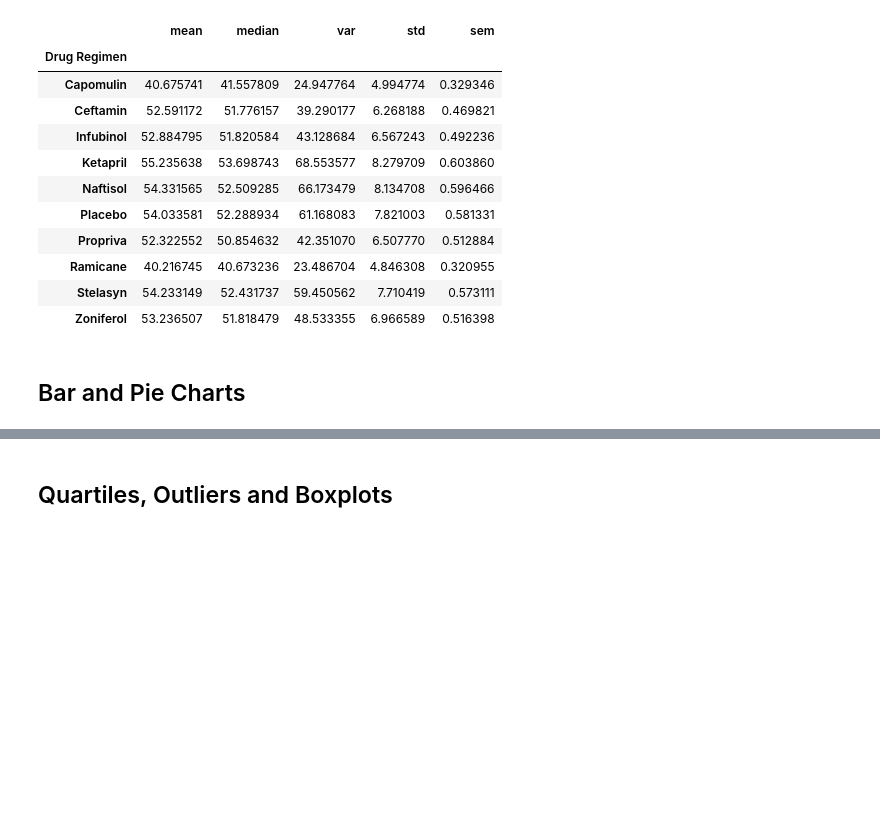
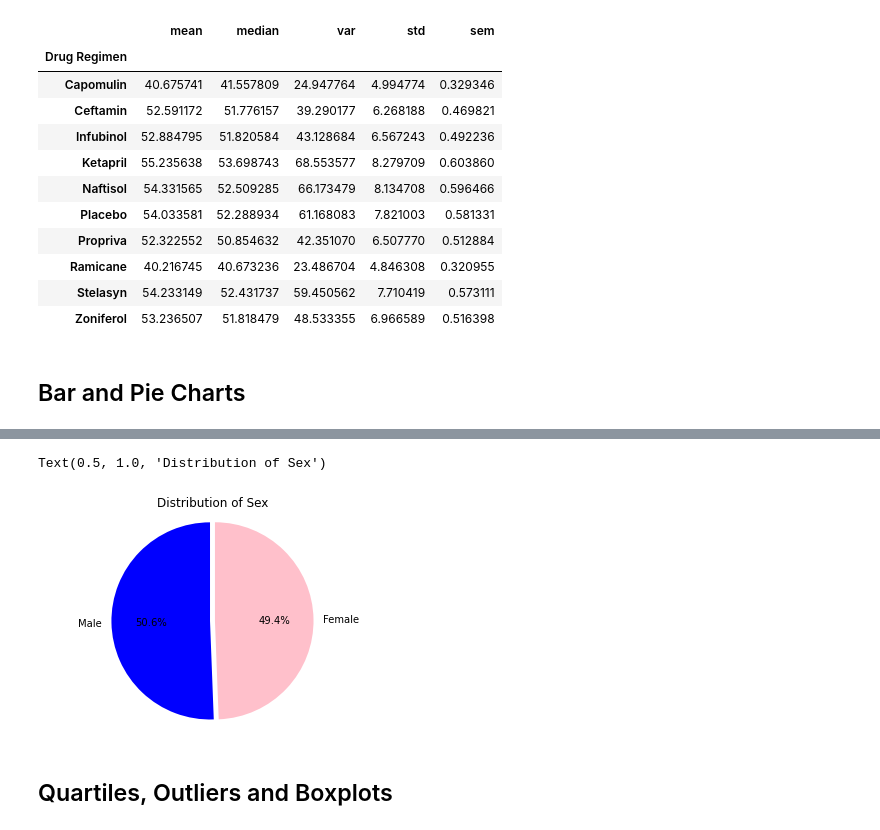
Before and after one commit to Master-Leo/Summary-Statistics-Challenge, a Jupyter notebook: pymaceuticals_starter.ipynb, the cells around one changed output, grey strips where cells are left out. Saved outputs shown, nothing was run; the diff lists cells and outputs as text; code cells hidden in the pictures; blank space fills up the shorter version.

```diff
--- a/pymaceuticals_starter.ipynb
+++ b/pymaceuticals_starter.ipynb
@@ -226,5 +232,16 @@ plt.show()
 # %%
 # Generate a pie plot showing the distribution of female versus male mice using pyplot
+
+colors = ["blue", "pink"]
+explode = (0.05, 0)
+
+plt.pie(gender_data, explode=explode, labels=gender_data.index.values, colors=colors, autopct="%1.1f%%", startangle=90)
+plt.axis("equal")
+
+plt.title("Distribution of Sex")
+# %% [output]
+Text(0.5, 1.0, 'Distribution of Sex')
+[figure, added]
 # %% [markdown]
 ## Quartiles, Outliers and Boxplots
 # %%
```
Also changed, not shown: parts of 4 cells of this notebook.
